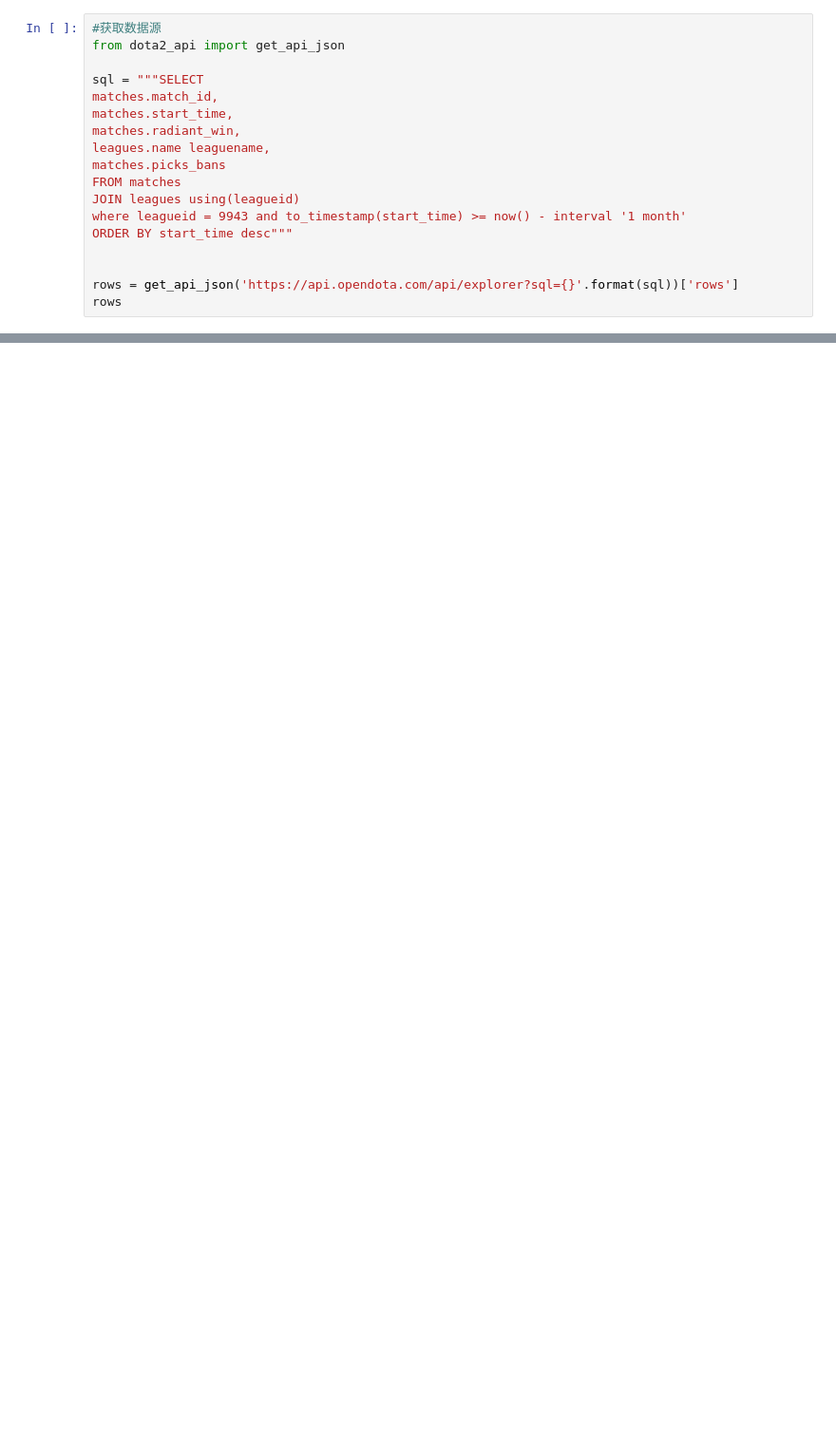
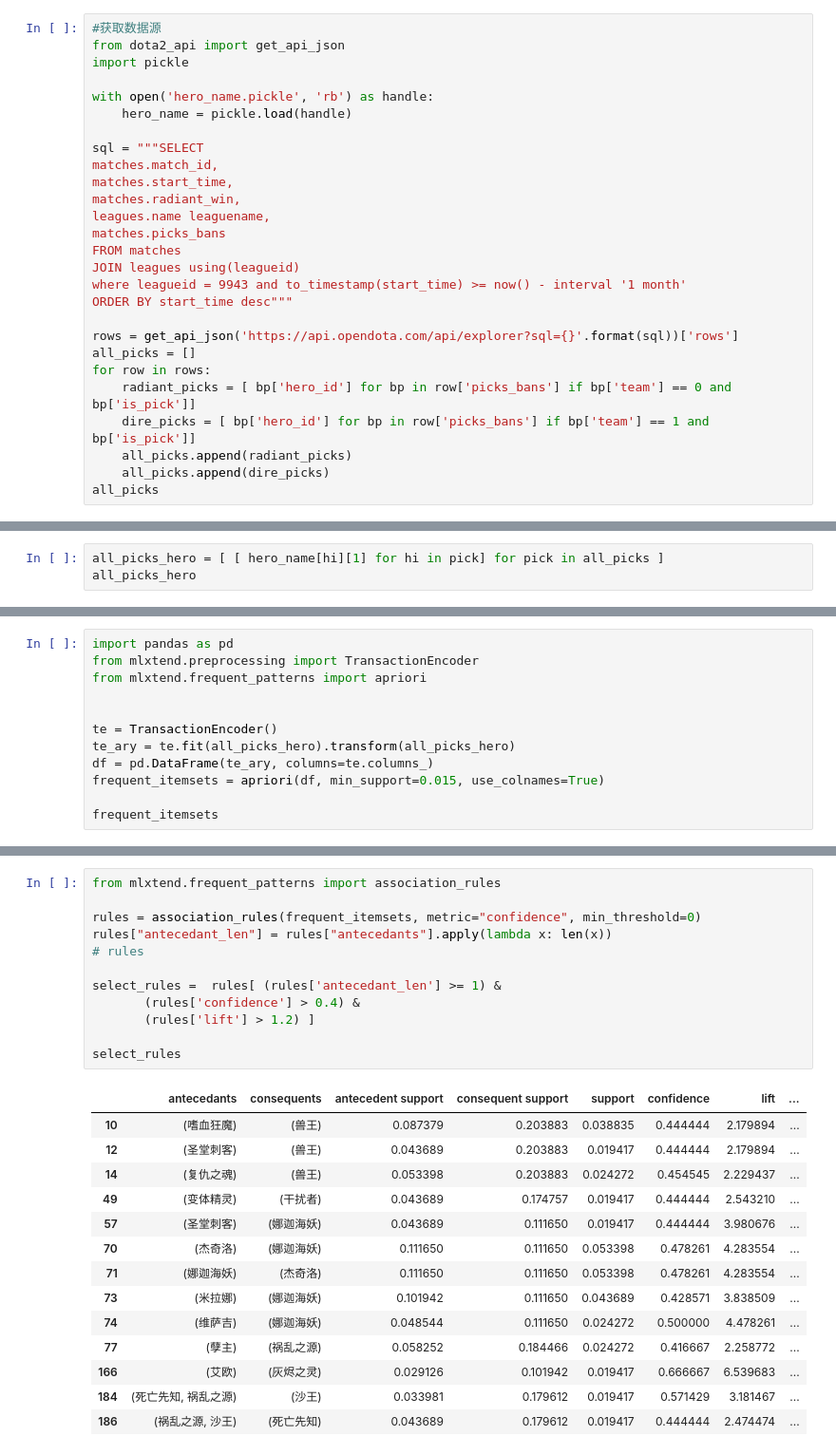
Before and after one commit to dota2heqiuzhi/dota2_data_analysis_tutorial, a Jupyter notebook: association_analysis（关联分析）.ipynb, the cells around one changed output, grey strips where cells are left out. Shown at 95% size. Cells and saved outputs as stored; diff of their text form; blank space fills up the shorter version.

```diff
--- a/association_analysis（关联分析）.ipynb
+++ b/association_analysis（关联分析）.ipynb
@@ -1,6 +1,10 @@
 # %%
 #获取数据源
 from dota2_api import get_api_json
+import pickle
+
+with open('hero_name.pickle', 'rb') as handle:
+    hero_name = pickle.load(handle)
 
 sql = """SELECT
 matches.match_id,
@@ -13,7 +17,12 @@ JOIN leagues using(leagueid)
 where leagueid = 9943 and to_timestamp(start_time) >= now() - interval '1 month'
 ORDER BY start_time desc"""
 
-
 rows = get_api_json('https://api.opendota.com/api/explorer?sql={}'.format(sql))['rows']
-rows
+all_picks = []
+for row in rows:
+    radiant_picks = [ bp['hero_id'] for bp in row['picks_bans'] if bp['team'] == 0 and bp['is_pick']]
+    dire_picks = [ bp['hero_id'] for bp in row['picks_bans'] if bp['team'] == 1 and bp['is_pick']]
+    all_picks.append(radiant_picks)
+    all_picks.append(dire_picks)
+all_picks
 # %% [output]
@@ -61,0 +50,3 @@ cn_heros
+# %%
+all_picks_hero = [ [ hero_name[hi][1] for hi in pick] for pick in all_picks ]
+all_picks_hero
@@ -61,0 +71,12 @@ cn_heros
+# %%
+import pandas as pd
+from mlxtend.preprocessing import TransactionEncoder
+from mlxtend.frequent_patterns import apriori
+
+
+te = TransactionEncoder()
+te_ary = te.fit(all_picks_hero).transform(all_picks_hero)
+df = pd.DataFrame(te_ary, columns=te.columns_)
+frequent_itemsets = apriori(df, min_support=0.015, use_colnames=True)
+
+frequent_itemsets
@@ -62 +102,28 @@ cn_heros
+# %%
+from mlxtend.frequent_patterns import association_rules
+
+rules = association_rules(frequent_itemsets, metric="confidence", min_threshold=0)
+rules["antecedant_len"] = rules["antecedants"].apply(lambda x: len(x))
+# rules
+
+select_rules =  rules[ (rules['antecedant_len'] >= 1) &
+       (rules['confidence'] > 0.4) &
+       (rules['lift'] > 1.2) ]
+
+select_rules
+# %% [output]
+|  | antecedants | consequents | antecedent support | consequent support | support | confidence | lift | ... |
+| 10 | (嗜血狂魔) | (兽王) | 0.087379 | 0.203883 | 0.038835 | 0.444444 | 2.179894 | ... |
+| 12 | (圣堂刺客) | (兽王) | 0.043689 | 0.203883 | 0.019417 | 0.444444 | 2.179894 | ... |
+| 14 | (复仇之魂) | (兽王) | 0.053398 | 0.203883 | 0.024272 | 0.454545 | 2.229437 | ... |
+| 49 | (变体精灵) | (干扰者) | 0.043689 | 0.174757 | 0.019417 | 0.444444 | 2.543210 | ... |
+| 57 | (圣堂刺客) | (娜迦海妖) | 0.043689 | 0.111650 | 0.019417 | 0.444444 | 3.980676 | ... |
+| 70 | (杰奇洛) | (娜迦海妖) | 0.111650 | 0.111650 | 0.053398 | 0.478261 | 4.283554 | ... |
+| 71 | (娜迦海妖) | (杰奇洛) | 0.111650 | 0.111650 | 0.053398 | 0.478261 | 4.283554 | ... |
+| 73 | (米拉娜) | (娜迦海妖) | 0.101942 | 0.111650 | 0.043689 | 0.428571 | 3.838509 | ... |
+| 74 | (维萨吉) | (娜迦海妖) | 0.048544 | 0.111650 | 0.024272 | 0.500000 | 4.478261 | ... |
+| 77 | (孽主) | (祸乱之源) | 0.058252 | 0.184466 | 0.024272 | 0.416667 | 2.258772 | ... |
+| 166 | (艾欧) | (灰烬之灵) | 0.029126 | 0.101942 | 0.019417 | 0.666667 | 6.539683 | ... |
+| 184 | (死亡先知, 祸乱之源) | (沙王) | 0.033981 | 0.179612 | 0.019417 | 0.571429 | 3.181467 | ... |
+| 186 | (祸乱之源, 沙王) | (死亡先知) | 0.043689 | 0.179612 | 0.019417 | 0.444444 | 2.474474 | ... |
 # %%
```
Also changed, not shown: parts of 8 cells of this notebook, 2 other files.
